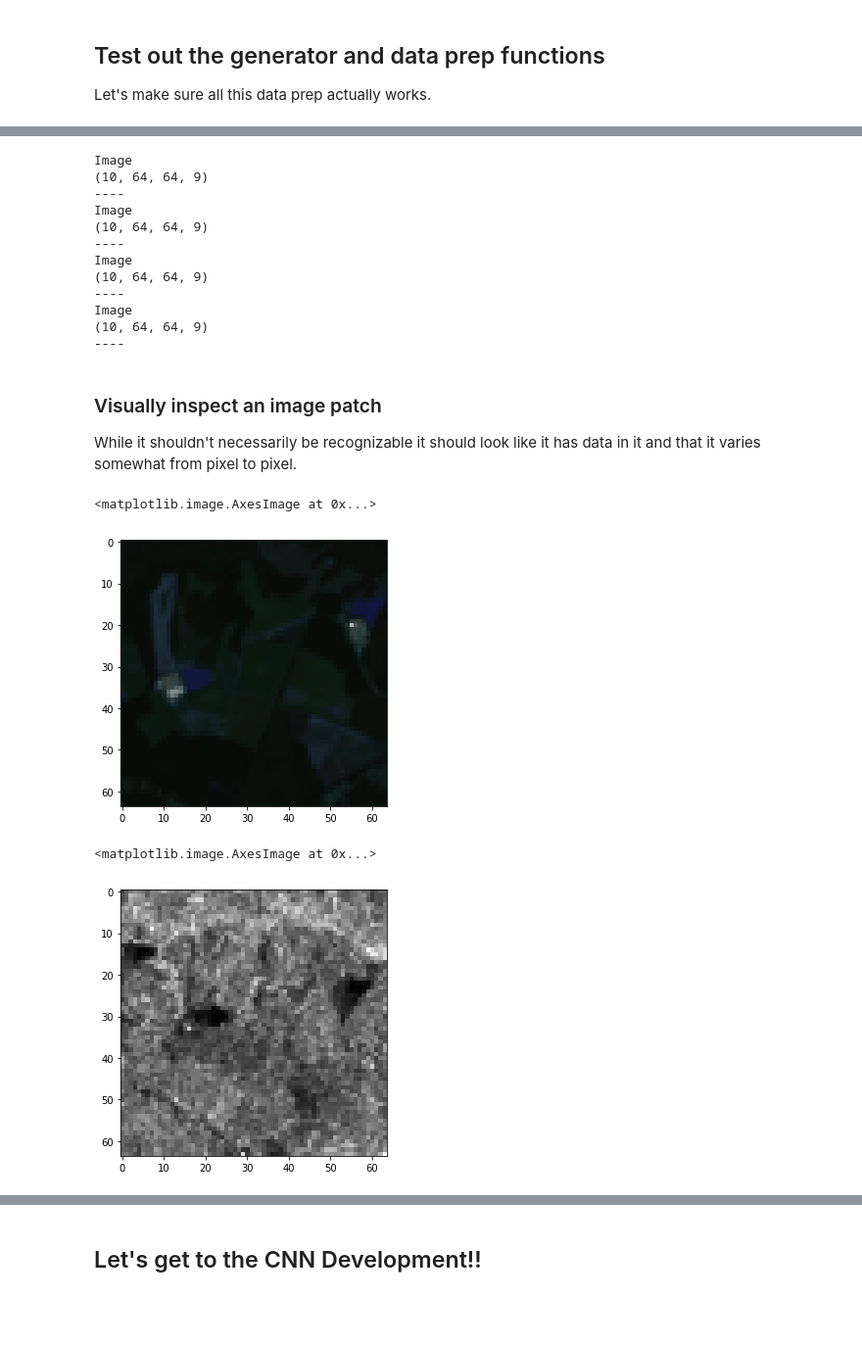
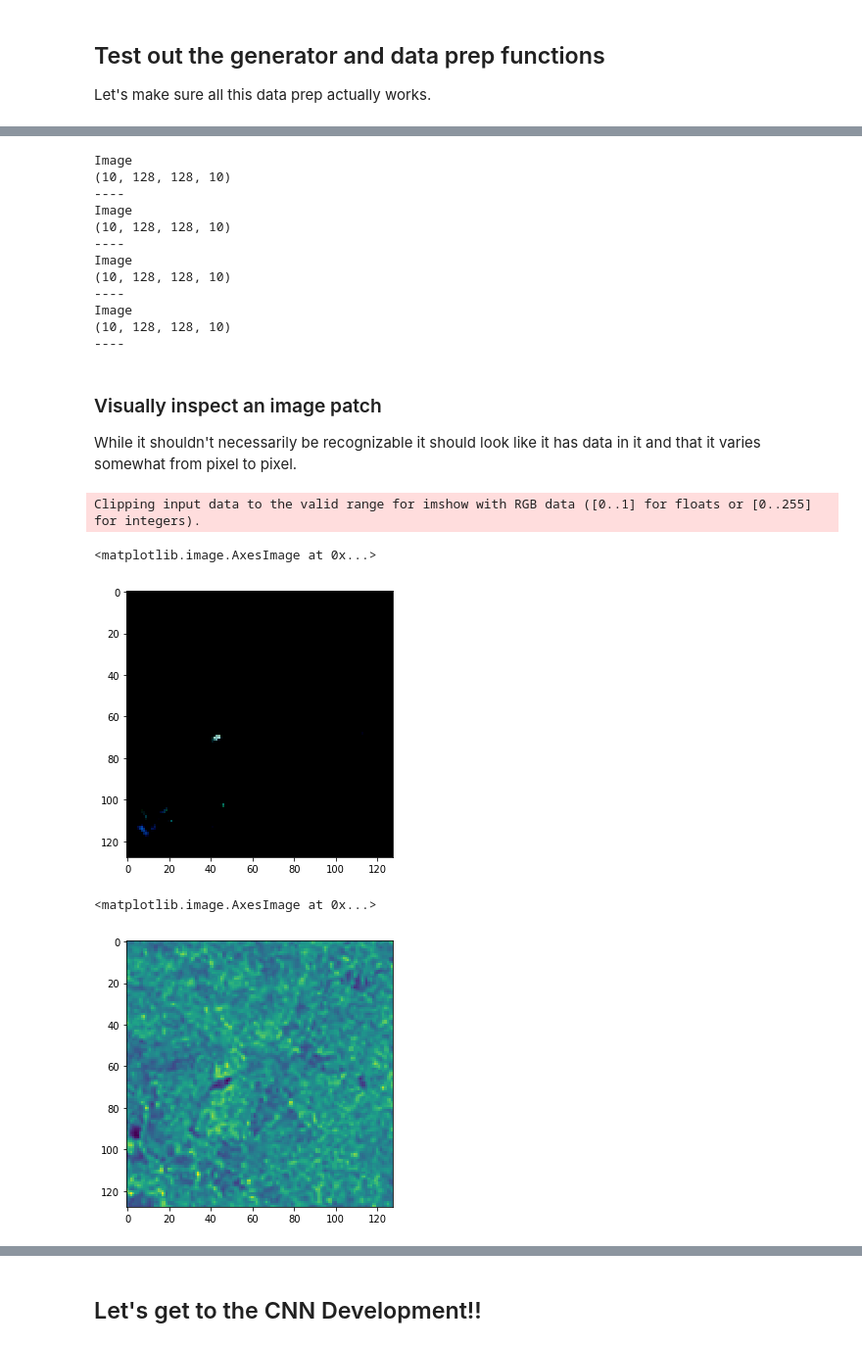
Before and after one commit to patrickcgray/landcover_rcnn, a Jupyter notebook: CNN Experimentation.ipynb, the cells around one changed output, grey strips where cells are left out. Shown at 98% size. Saved outputs shown, nothing was run; the diff lists cells and outputs as text; code cells hidden in the pictures; blank space fills up the shorter version.

```diff
--- a/CNN Experimentation.ipynb
+++ b/CNN Experimentation.ipynb
@@ -154,0 +175,30 @@ VALIDATION BUCKETS
+# %%
+# generate the training and validation pixel locations
+
+train_pixels = gen_balanced_pixel_locations(image_datasets=landsat_datasets[:1], train_count=50000, label_dataset=label_dataset)
+
+all_labels = []
+label_locations = []
+for pixel in train_pixels:
+    # row, col location in landsat
+    r,c = pixel[0]
+    ds_index = pixel[1]
+    l8_proj = Proj(landsat_datasets[ds_index].crs)
+    label_proj = Proj(label_dataset.crs)
+
+    # geographic location in landsat
+    x,y = landsat_datasets[ds_index].xy(r,c)
+    # go from label projection into landsat projection
+    x,y = transform(l8_proj, label_proj ,x,y)
+    # get row and col location in label
+    r,c = label_dataset.index(x,y)
+
+    label_locations.append([r,c])
+
+    # format (bands, height, width)
+    all_labels.append(label_image[0,r,c])
+
+label_locations = np.array(label_locations)
+
+unique, counts = np.unique(np.array(all_labels), return_counts=True)
+dict(zip(unique, counts))
@@ -157,7 +217,7 @@ VALIDATION BUCKETS
 im_batch = None
 
 count = 0
-for (im, label) in tile_generator(landsat_datasets, sentinel_datasets, label_dataset, 64, 64, train_px, 10):
+for (im, label) in tile_generator(landsat_datasets, sentinel_datasets, dem_datasets, label_dataset, 128, 128, train_pixels, 10):
     if count > 3:
         break
     print('Image')
@@ -170,16 +230,16 @@ for (im, label) in tile_generator(landsat_datasets, sentinel_datasets, label_dat
     im_batch = im
 # %% [output]
 Image
-(10, 64, 64, 9)
+(10, 128, 128, 10)
 ----
 Image
-(10, 64, 64, 9)
+(10, 128, 128, 10)
 ----
 Image
-(10, 64, 64, 9)
+(10, 128, 128, 10)
 ----
 Image
-(10, 64, 64, 9)
+(10, 128, 128, 10)
 ----
 # %% [markdown]
 ### Visually inspect an image patch
@@ -188,13 +248,14 @@ While it shouldn't necessarily be recognizable it should look like it has data i
 # %%
 fig, axs = plt.subplots(1, 1, figsize=(18, 5))
 
-axs.imshow(im_batch[2,:,:,1:4])
+axs.imshow(im_batch[7,:,:,1:4])
 # %% [output]
-<matplotlib.image.AxesImage at 0x...>
+Clipping input data to the valid range for imshow with RGB data ([0..1] for floats or [0..255] for integers).
+<matplotlib.image.AxesImage at 0x...>
-[figure, old version]
+[figure, new version]
 # %%
 fig, axs = plt.subplots(1, 1, figsize=(18, 5))
-axs.imshow(im_batch[2,:,:,8], cmap='gray')
+axs.imshow(im_batch[7,:,:,8])
 # %% [output]
 <matplotlib.image.AxesImage at 0x...>
-[figure, old version]
+[figure, new version]
```
Also changed, not shown: parts of 52 cells of this notebook, 6 other files.
